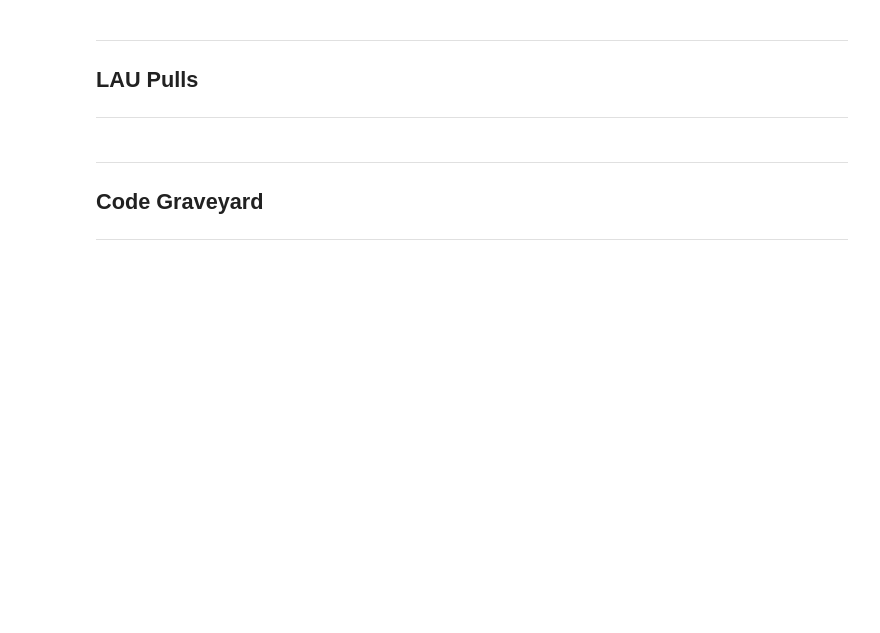
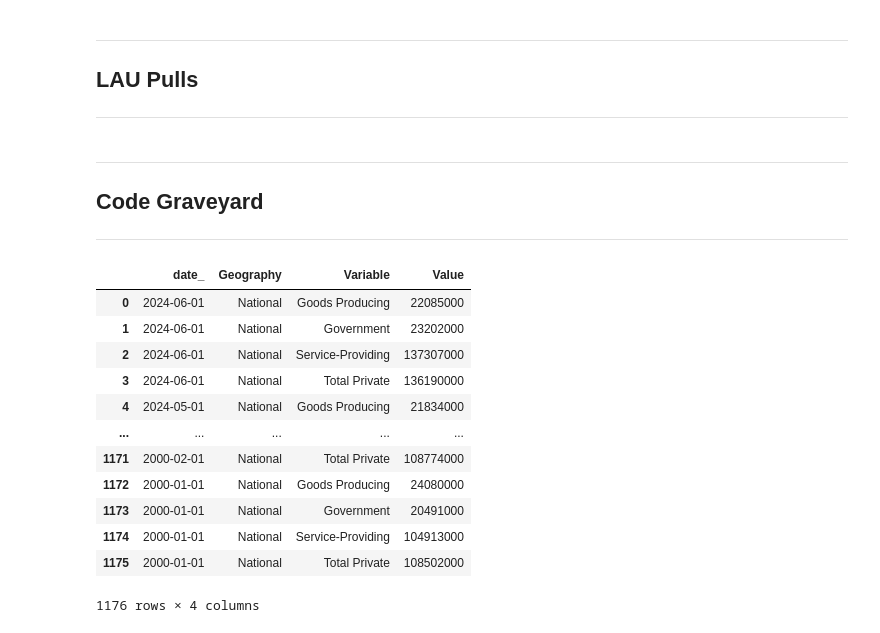
Before and after one commit to SACOG/Regional-Monitoring, a Jupyter notebook: Indicator_Gen/Python Code/BLS/Step 01 - BLS Queries.ipynb, the cells around one changed output. Cells and saved outputs as stored; diff of their text form; code cells hidden in the pictures; blank space fills up the shorter version.

```diff
--- a/Indicator_Gen/Python Code/BLS/Step 01 - BLS Queries.ipynb
+++ b/Indicator_Gen/Python Code/BLS/Step 01 - BLS Queries.ipynb
@@ -1762,0 +2070,16 @@ print("Successfully exported")
+# %%
+jobs_3
+# %% [output]
+|  | date_ | Geography | Variable | Value |
+| 0 | 2024-06-01 | National | Goods Producing | 22085000 |
+| 1 | 2024-06-01 | National | Government | 23202000 |
+| 2 | 2024-06-01 | National | Service-Providing | 137307000 |
+| 3 | 2024-06-01 | National | Total Private | 136190000 |
+| 4 | 2024-05-01 | National | Goods Producing | 21834000 |
+| ... | ... | ... | ... | ... |
+| 1171 | 2000-02-01 | National | Total Private | 108774000 |
+| 1172 | 2000-01-01 | National | Goods Producing | 24080000 |
+| 1173 | 2000-01-01 | National | Government | 20491000 |
+| 1174 | 2000-01-01 | National | Service-Providing | 104913000 |
+| 1175 | 2000-01-01 | National | Total Private | 108502000 |
+1176 rows × 4 columns
```
Also changed, not shown: parts of 36 cells of this notebook, 20 other files.
